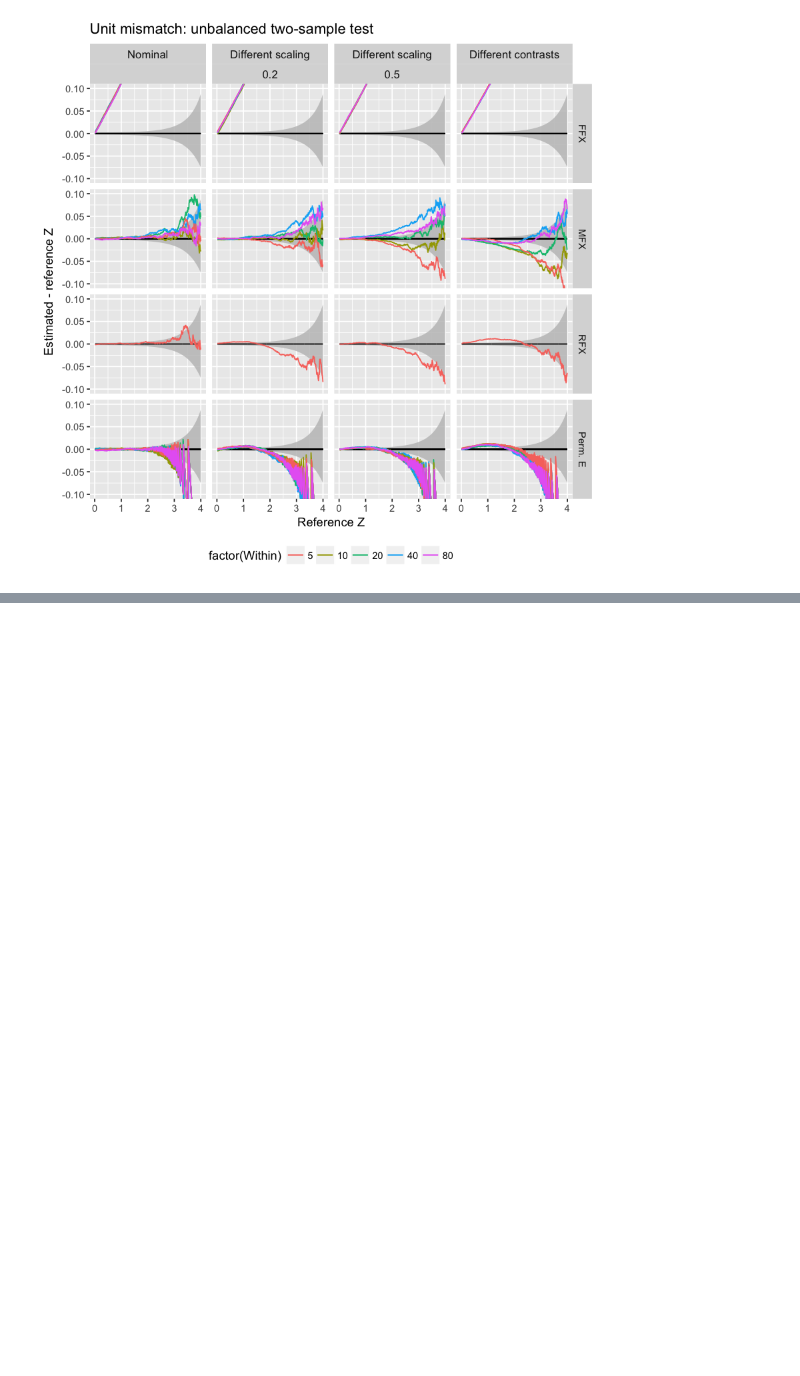
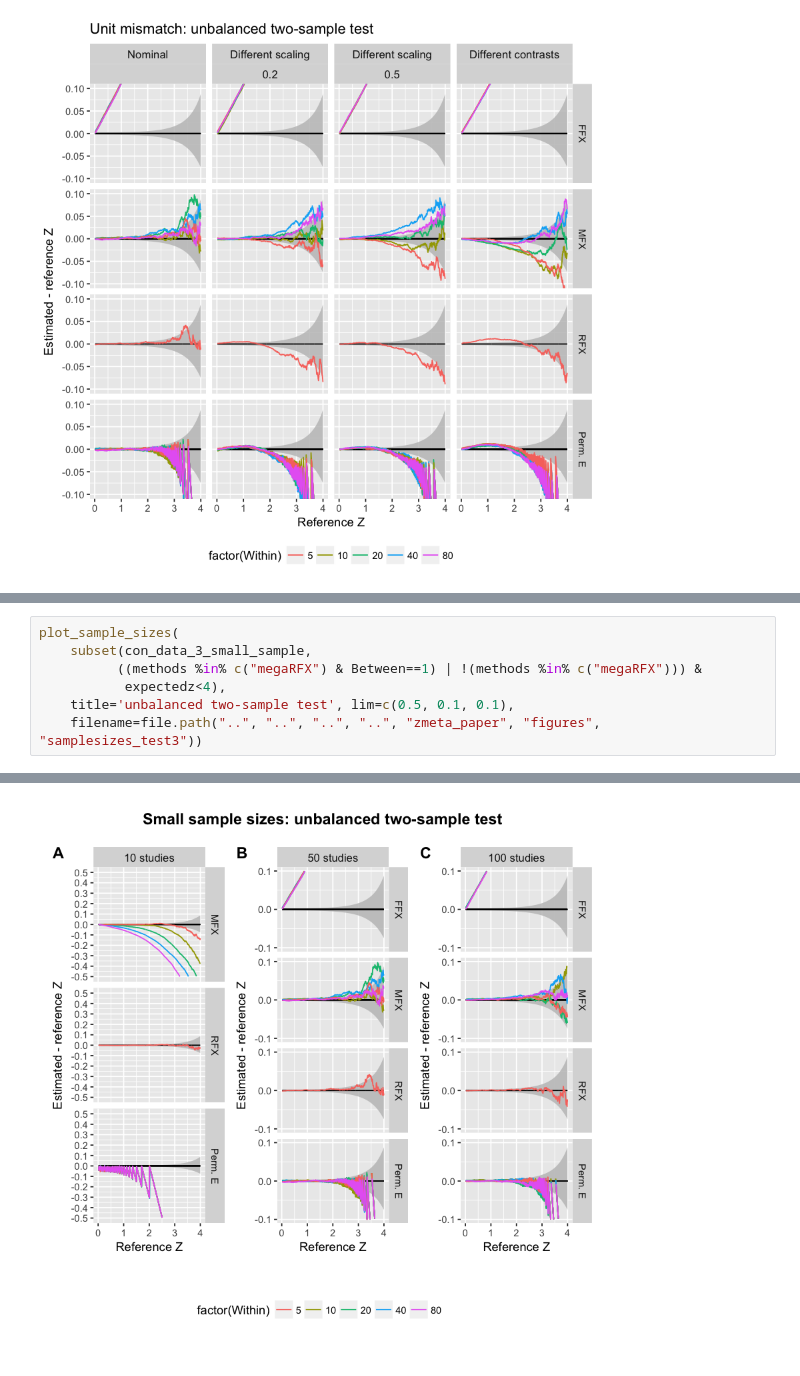
Before and after one commit to cmaumet/zmeta, a Jupyter notebook: Scripts/simulations/lib/plot_simulations.ipynb, the cells around one changed output, grey strips where cells are left out. Saved outputs shown, nothing was run; the diff lists cells and outputs as text; blank space fills up the shorter version.

```diff
--- a/Scripts/simulations/lib/plot_simulations.ipynb
+++ b/Scripts/simulations/lib/plot_simulations.ipynb
@@ -109,0 +163,8 @@ plot_unit_mismatch(
+# %%
+plot_sample_sizes(
+    subset(con_data_3_small_sample,
+          ((methods %in% c("megaRFX") & Between==1) | !(methods %in% c("megaRFX"))) &
+           expectedz<4),
+    title='unbalanced two-sample test', lim=c(0.5, 0.1, 0.1),
+    filename=file.path("..", "..", "..", "..", "zmeta_paper", "figures", "samplesizes_test3"))
+# %% [output]
@@ -109,0 +176 @@ plot_unit_mismatch(
+[figure, added]
```
Also changed, not shown: parts of 7 cells of this notebook, 2 other files.
